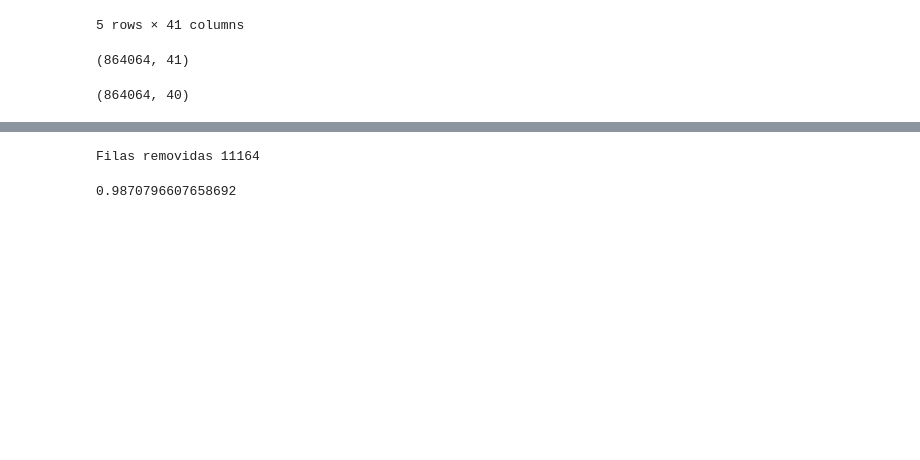
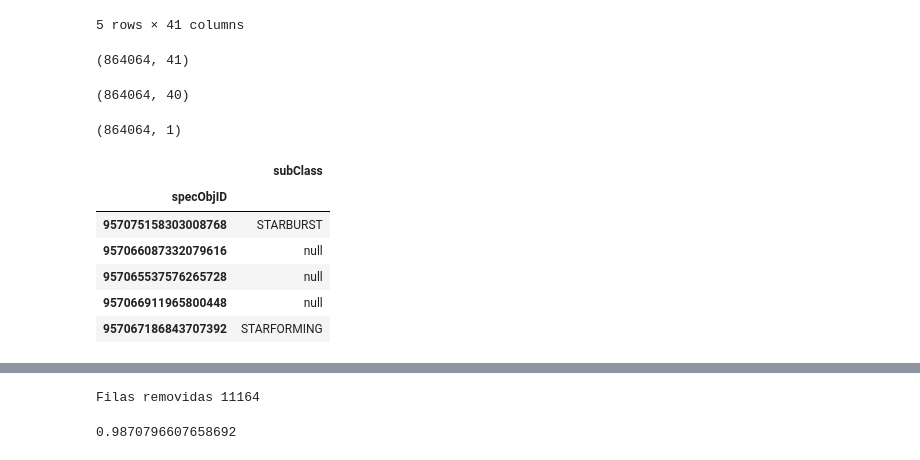
Before and after one commit to leoborgnino/mentoria-astro-datos, a Jupyter notebook: 2_Analisis_y_Curación.ipynb, the cells around one changed output, grey strips where cells are left out. Cells and saved outputs as stored; diff of their text form; code cells hidden in the pictures; blank space fills up the shorter version.

```diff
--- a/2_Analisis_y_Curación.ipynb
+++ b/2_Analisis_y_Curación.ipynb
@@ -258,7 +258,36 @@ data_join=data_join.drop(["subClass"],axis=1)
-# %%
-data_join.shape
-# %% [output]
-(864064, 40)
+# %%
+# Elimino la columna subClass por ser categórica para poder normalizar los datos
+
+data_join=data_full_join.drop(["subClass"],axis=1)
+data_join.shape
+# %% [output]
+(864064, 40)
+# %%
+# Guardo la columna subClass para reagregarla posteriormente al dataset
+
+subClass=data_full_join.drop(['z', 'velDisp', 'ra', 'dec',
+                  'modelMag_u', 'modelMag_g','modelMag_r','modelMag_i', 'modelMag_z',
+                  'petroMag_u', 'petroMag_g', 'petroMag_r', 'petroMag_i', 'petroMag_z',
+                  'deVRad_u', 'deVRad_g', 'deVRad_r', 'deVRad_i', 'deVRad_z',
+                  'expRad_u', 'expRad_g', 'expRad_r', 'expRad_i', 'expRad_z',
+                  'petroRad_u','petroRad_g','petroRad_r','petroRad_i','petroRad_z',
+                  'spiral', 'elliptical', 'uncertain','subClass_AGN',
+                  'subClass_AGN_BROADLINE', 'subClass_BROADLINE', 'subClass_STARBURST',
+                  'subClass_STARBURST_BROADLINE', 'subClass_STARFORMING',
+                  'subClass_STARFORMING_BROADLINE','subClass_null'],axis=1)
+subClass.shape
+# %% [output]
+(864064, 1)
+# %%
+subClass[:5]
+# %% [output]
+|  | subClass |
+| specObjID |  |
+| 957075158303008768 | STARBURST |
+| 957066087332079616 | null |
+| 957065537576265728 | null |
+| 957066911965800448 | null |
+| 957067186843707392 | STARFORMING |
 # %%
 # TERCER PASO: Normalizamos las variables en un rango de 0 a 1
 
```
Also changed, not shown: parts of 9 cells of this notebook.
